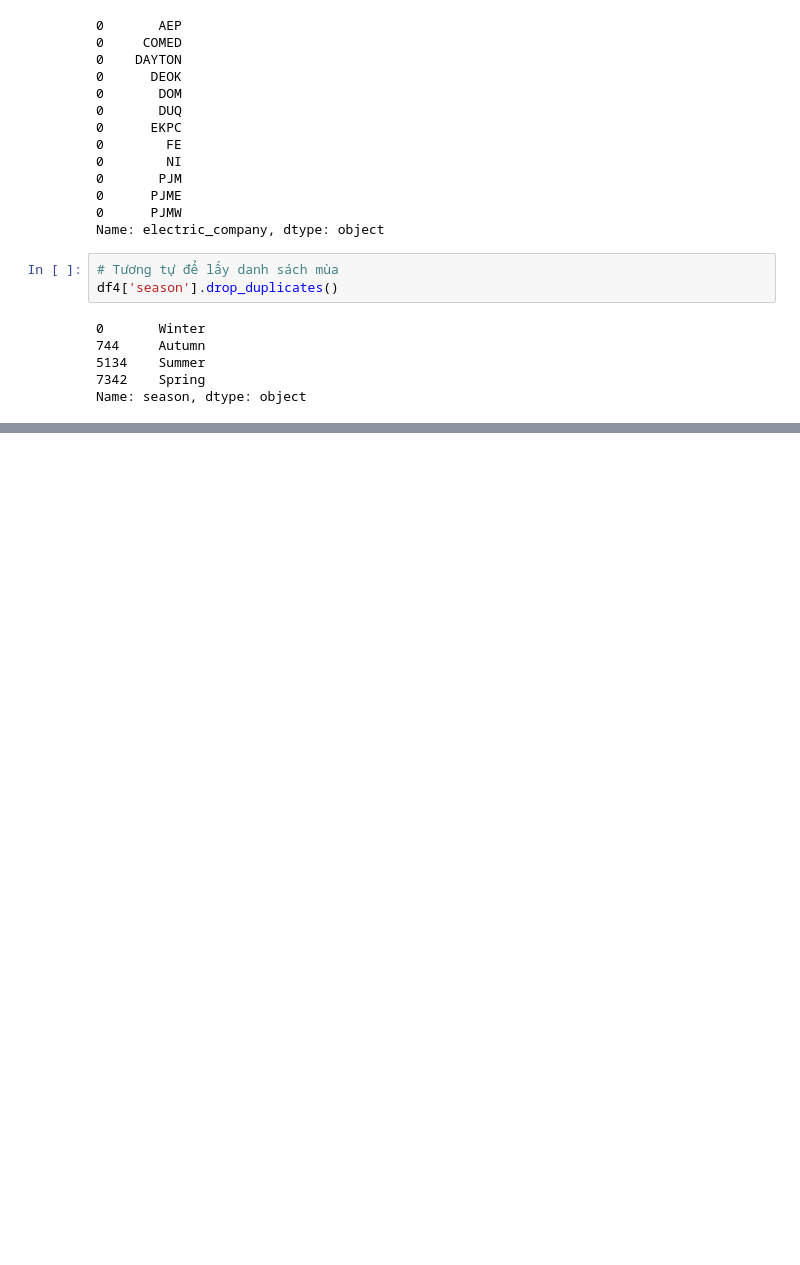
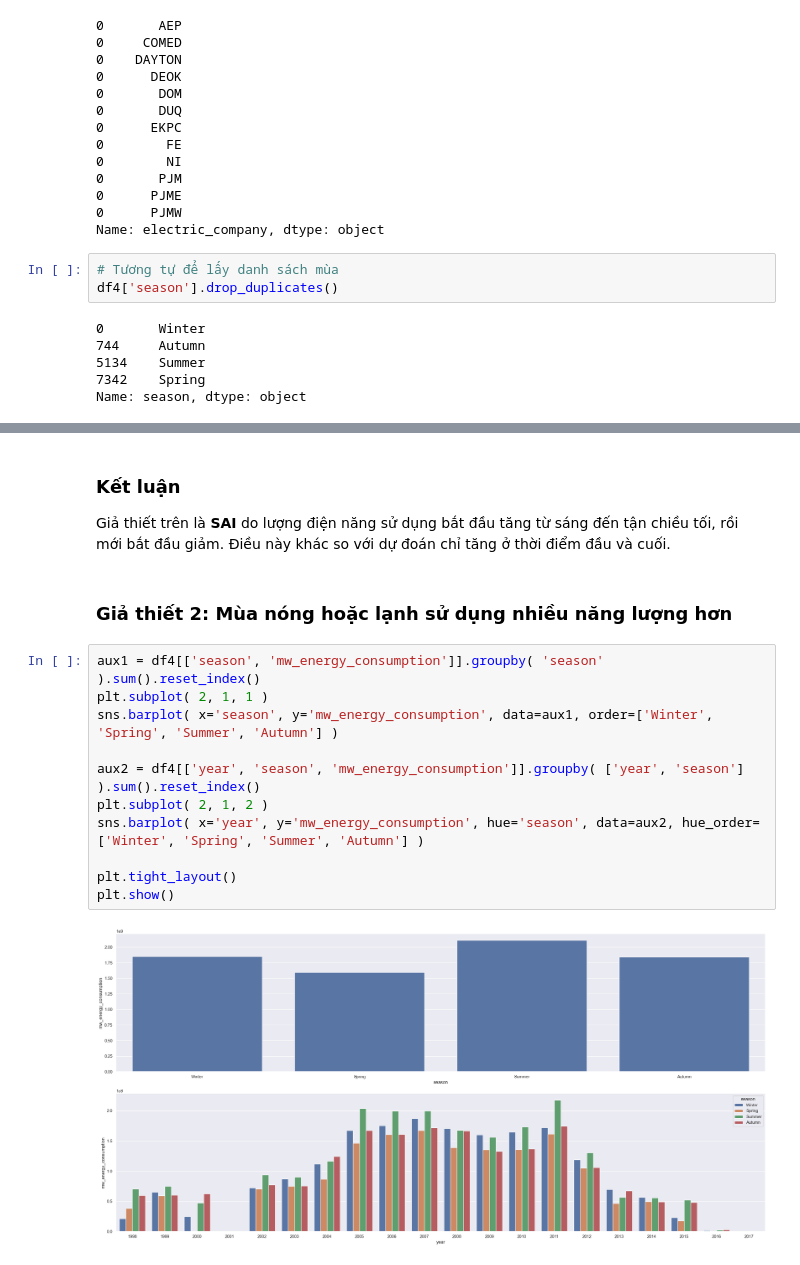
Before and after one commit to tranchienthang30/BTL_DataScience, a Jupyter notebook: Energy_Consumption.ipynb, the cells around one changed output, grey strips where cells are left out. Saved outputs shown, nothing was run; the diff lists cells and outputs as text; blank space fills up the shorter version.

```diff
--- a/Energy_Consumption.ipynb
+++ b/Energy_Consumption.ipynb
@@ -795,0 +783,19 @@ sns.kdeplot( df4[df4['holidays'] == 'Normal day']['mw_energy_consumption'], labe
+# %% [markdown]
+### Kết luận
+
+Giả thiết trên là **SAI** do lượng điện năng sử dụng bắt đầu tăng từ sáng đến tận chiều tối, rồi mới bắt đầu giảm. Điều này khác so với dự đoán chỉ tăng ở thời điểm đầu và cuối.
+# %% [markdown]
+### Giả thiết 2: Mùa nóng hoặc lạnh sử dụng nhiều năng lượng hơn
+# %%
+aux1 = df4[['season', 'mw_energy_consumption']].groupby( 'season' ).sum().reset_index()
+plt.subplot( 2, 1, 1 )
+sns.barplot( x='season', y='mw_energy_consumption', data=aux1, order=['Winter', 'Spring', 'Summer', 'Autumn'] )
+
+aux2 = df4[['year', 'season', 'mw_energy_consumption']].groupby( ['year', 'season'] ).sum().reset_index()
+plt.subplot( 2, 1, 2 )
+sns.barplot( x='year', y='mw_energy_consumption', hue='season', data=aux2, hue_order=['Winter', 'Spring', 'Summer', 'Autumn'] )
+
+plt.tight_layout()
+plt.show()
+# %% [output]
+[figure, added]
```
Also changed, not shown: parts of 30 cells of this notebook.
